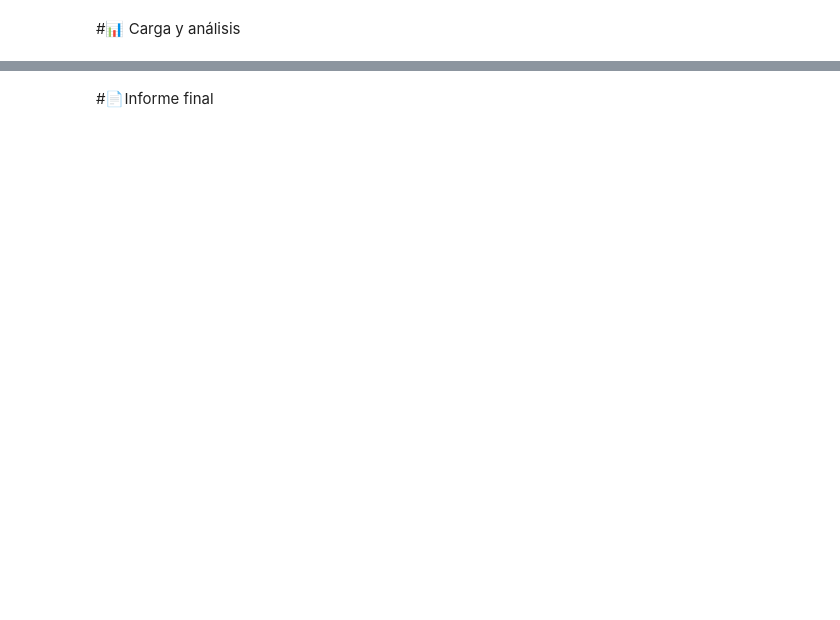
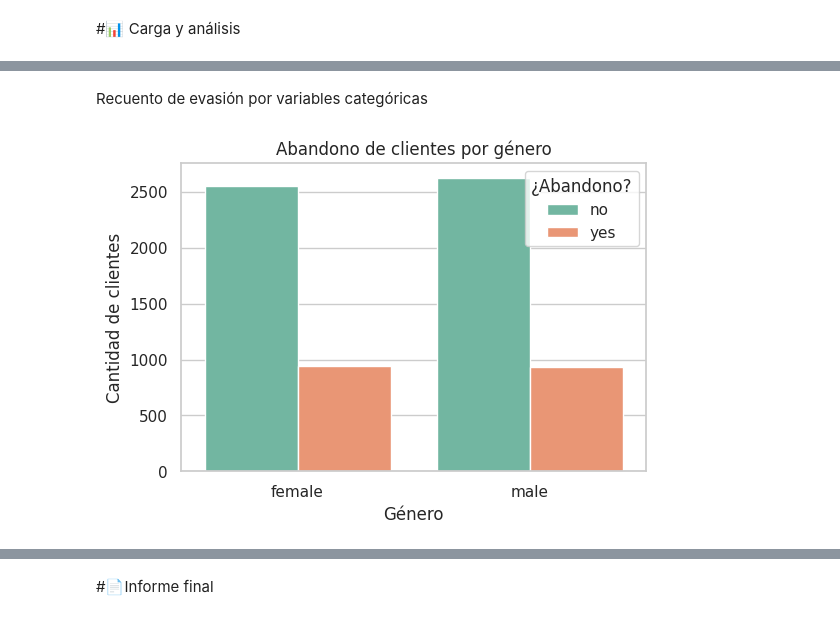
Before and after one commit to ENRIQUEAHERNANDEZ/TelecomX, a Jupyter notebook: TelecomX_LATAM.ipynb, the cells around one changed output, grey strips where cells are left out. Cells and saved outputs as stored; diff of their text form; code cells hidden in the pictures; blank space fills up the shorter version.

```diff
--- a/TelecomX_LATAM.ipynb
+++ b/TelecomX_LATAM.ipynb
@@ -267,0 +309,13 @@ print(df_limpio.columns.tolist())
+# %% [markdown]
+Recuento de evasión por variables categóricas
+# %%
+plt.figure(figsize=(6, 4))
+sns.countplot(data=df_limpio, x="genero", hue="abandono", palette="Set2")
+
+plt.title("Abandono de clientes por género")
+plt.xlabel("Género")
+plt.ylabel("Cantidad de clientes")
+plt.legend(title="¿Abandono?")
+plt.show()
+# %% [output]
+[figure, added]
```
Also changed, not shown: parts of 23 cells of this notebook.
